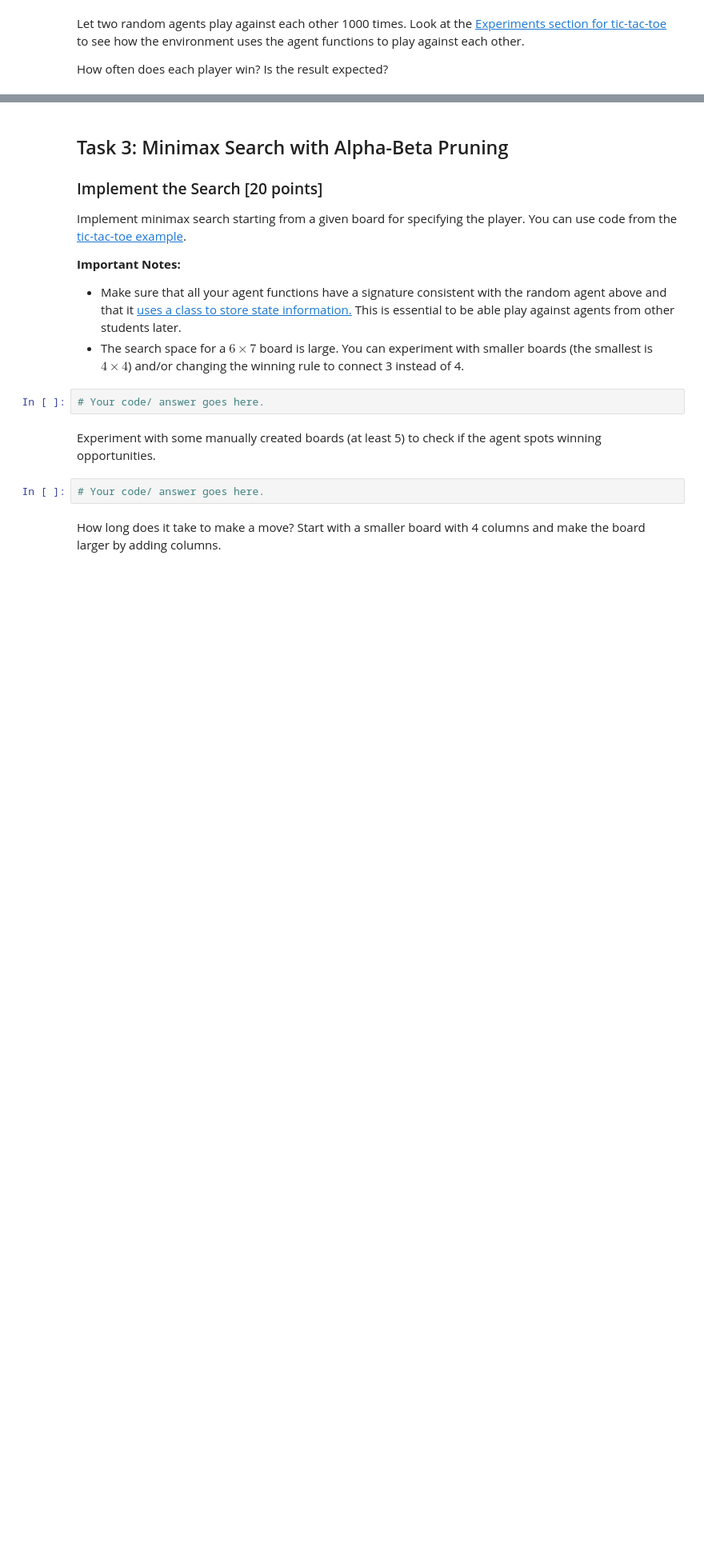
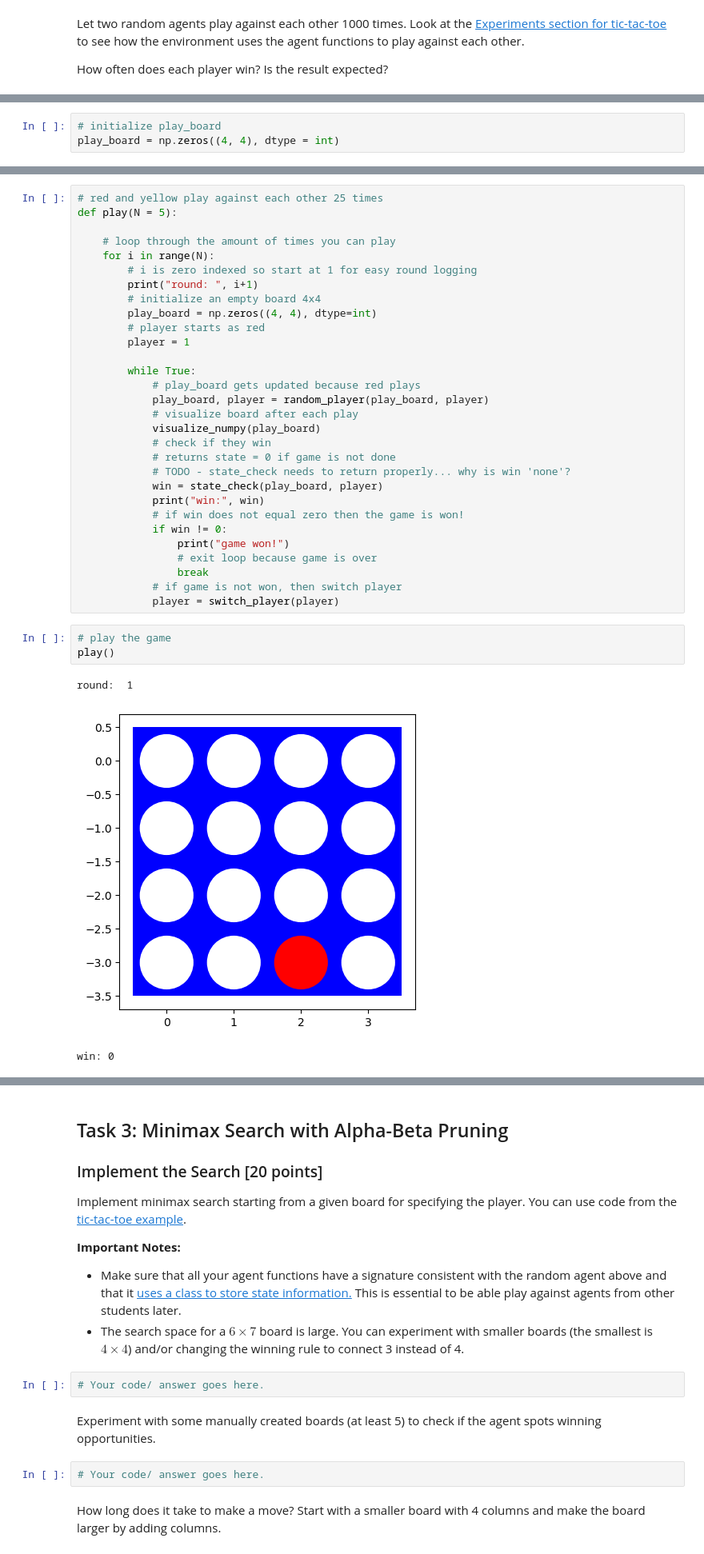
Before and after one commit to MaxDLink/connect-four, a Jupyter notebook: assignment_connect4.ipynb, the cells around one changed output, grey strips where cells are left out. Shown at 80% size. Saved outputs shown, nothing was run; the diff lists cells and outputs as text; blank space fills up the shorter version.

Commit message:
two agents play against each other
two agents play against each other 25 times.

TODO: need to fix plays to not play in the same spot each time... check for already filled spots

```diff
--- a/assignment_connect4.ipynb
+++ b/assignment_connect4.ipynb
@@ -574,0 +522,3 @@ How often does each player win? Is the result expected?
+# %%
+# initialize play_board
+play_board = np.zeros((4, 4), dtype = int)
@@ -574,0 +538,37 @@ How often does each player win? Is the result expected?
+# %%
+# red and yellow play against each other 25 times
+def play(N = 5):
+
+    # loop through the amount of times you can play
+    for i in range(N):
+        # i is zero indexed so start at 1 for easy round logging
+        print("round: ", i+1)
+        # initialize an empty board 4x4
+        play_board = np.zeros((4, 4), dtype=int)
+        # player starts as red
+        player = 1
+
+        while True:
+            # play_board gets updated because red plays
+            play_board, player = random_player(play_board, player)
+            # visualize board after each play
+            visualize_numpy(play_board)
+            # check if they win
+            # returns state = 0 if game is not done
+            # TODO - state_check needs to return properly... why is win 'none'?
+            win = state_check(play_board, player)
+            print("win:", win)
+            # if win does not equal zero then the game is won!
+            if win != 0:
+                print("game won!")
+                # exit loop because game is over
+                break
+            # if game is not won, then switch player
+            player = switch_player(player)
+# %%
+# play the game
+play()
+# %% [output]
+round:  1
+[figure, added]
+win: 0
```
Also changed, not shown: parts of 14 cells of this notebook.
